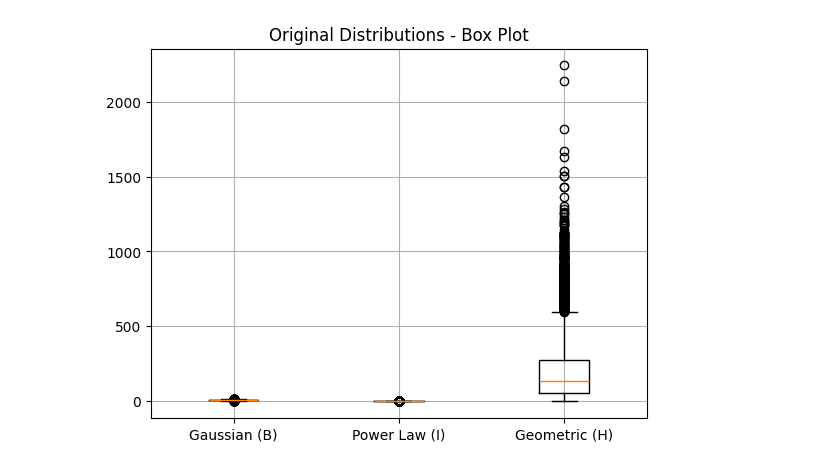
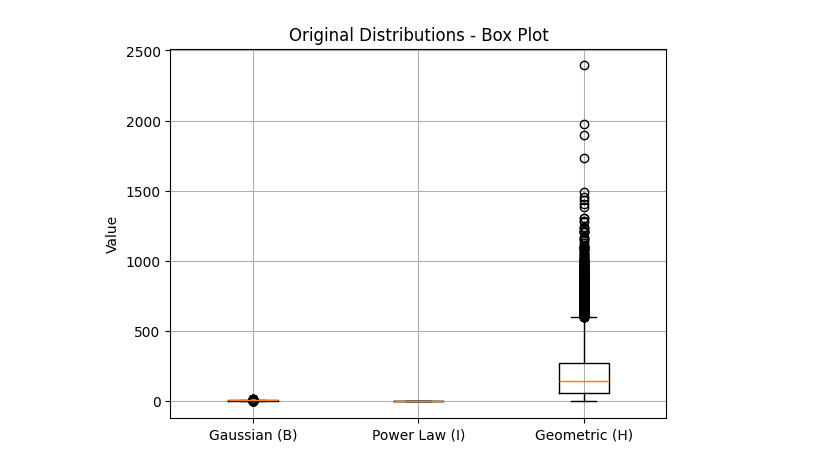
Before and after one commit to INDJokerGamma/ML-Lab, a Jupyter notebook: Assignment 2/Assignment_2.ipynb, the cells around one changed output. Saved outputs shown, nothing was run; the diff lists cells and outputs as text; code cells hidden in the pictures.

```diff
--- a/Assignment 2/Assignment_2.ipynb
+++ b/Assignment 2/Assignment_2.ipynb
@@ -20,0 +21,9 @@ H = np.random.geometric(p=0.005, size=n)
+# %%
+# B. Power law distribution
+I = powerlaw.rvs(a=0.6, size=10000)
+plt.hist(I, bins = 100, color='blue')
+plt.show()
+
+# a= 1 rectangle graph.
+# a< 1 left to right decreasing the values
+# a> 1 right to left decreasing the values
@@ -20,0 +32,5 @@ H = np.random.geometric(p=0.005, size=n)
+# %%
+# C. Geometric distribution
+H = np.random.geometric(p=0.005, size=10000)
+plt.hist(H, bins = 100, color='blue')
+plt.show()
@@ -21,9 +39,11 @@ H = np.random.geometric(p=0.005, size=n)
 # %%
-# Step 3: Plot Original Distributions (Box Plot)
+# Step 3: Plot initial distributions (Box Plot)
+
 plt.boxplot([B, I, H], labels=['Gaussian (B)', 'Power Law (I)', 'Geometric (H)'])
 plt.title('Original Distributions - Box Plot')
-plt.grid(True)
+plt.ylabel('Value')
+plt.grid()
 plt.show()
 # %% [output]
-[figure, old version]
+[figure, new version]
 # %%
```
Also changed, not shown: parts of 19 cells of this notebook, 5 other files.
